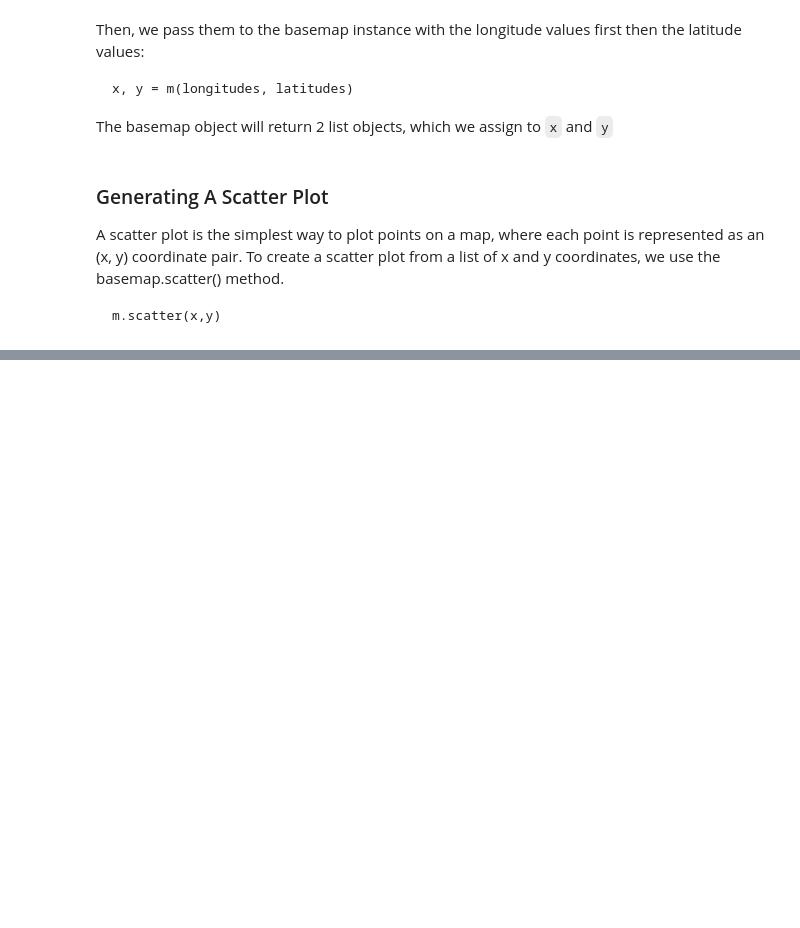
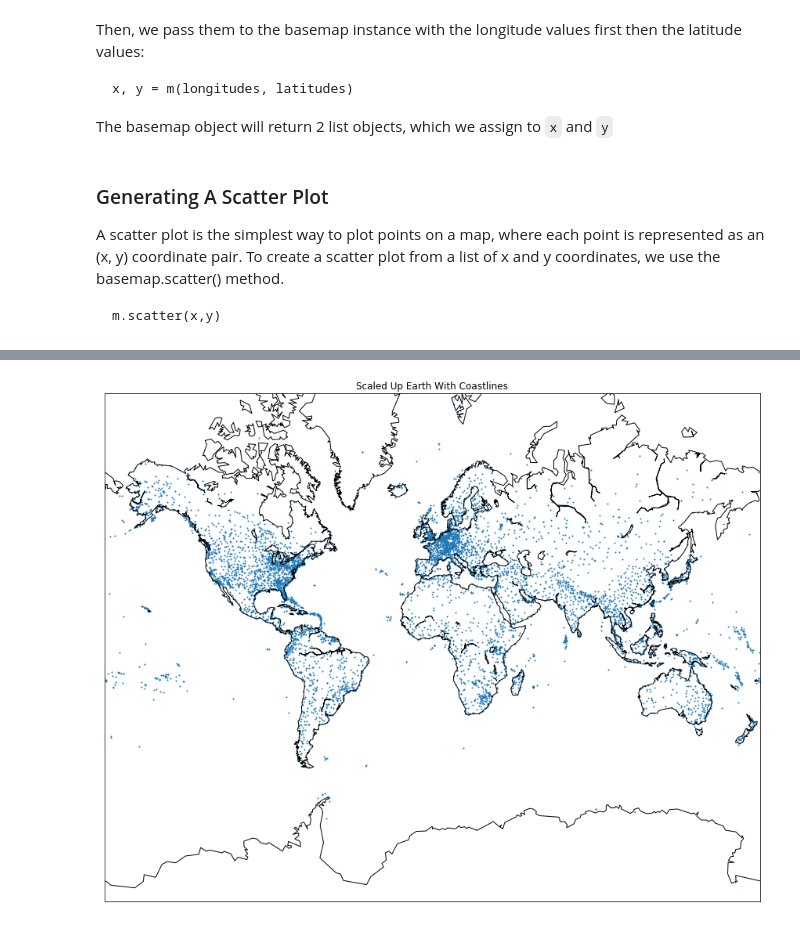
Before and after one commit to txkhaund/Dataquest_DS_path, a Jupyter notebook: Missions/2. Data Analysis and Visualization/3. Storytelling Through Data Visualization/4. Visualizing Geographic Data.ipynb, the cells around one changed output, grey strips where cells are left out. Drawn from its saved outputs; the diff is of its cells as text; code cells hidden in the pictures; blank space fills up the shorter version.

```diff
--- a/Missions/2. Data Analysis and Visualization/3. Storytelling Through Data Visualization/4. Visualizing Geographic Data.ipynb
+++ b/Missions/2. Data Analysis and Visualization/3. Storytelling Through Data Visualization/4. Visualizing Geographic Data.ipynb
@@ -115,0 +137,13 @@ plt.show()
+# %%
+# Add matplotlib customization code here, before creating the Basemap instance
+fig, ax = plt.subplots(figsize=(15, 20))
+ax.set_title("Scaled Up Earth With Coastlines")
+m = Basemap(projection='merc', llcrnrlat=-80, urcrnrlat=80, llcrnrlon=-180, urcrnrlon=180)
+longitudes = airports["longitude"].tolist()
+latitudes = airports["latitude"].tolist()
+x, y = m(longitudes, latitudes)
+m.scatter(x, y, s=1)
+m.drawcoastlines()
+plt.show()
+# %% [output]
+[figure, added]
```
Also changed, not shown: parts of 10 cells of this notebook.
